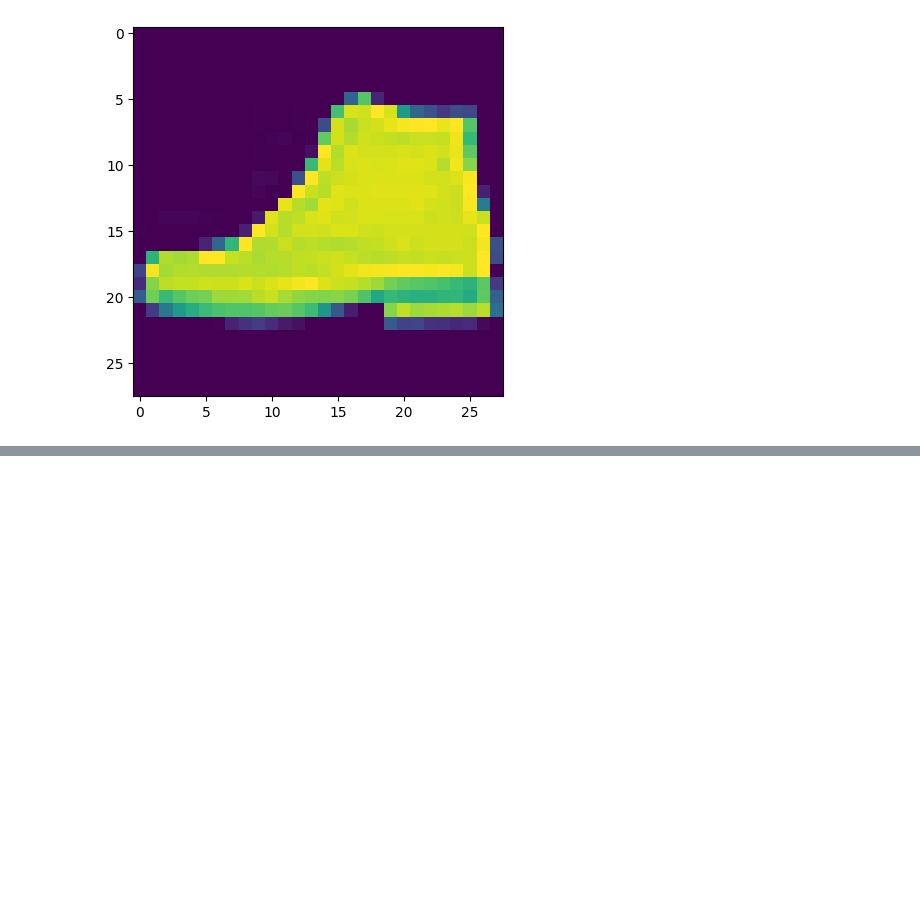
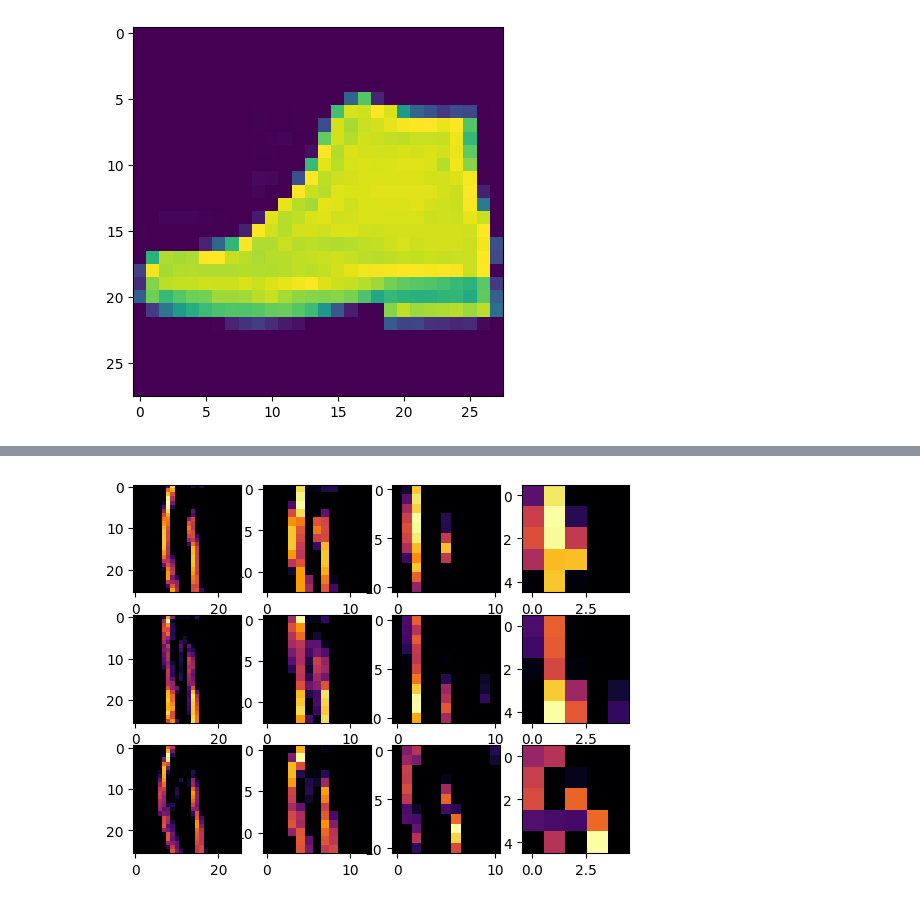
Before and after one commit to mihir1125/google-developer-pathways, a Jupyter notebook: Program neural networks with TensorFlow/computer-vision.ipynb, the cells around one changed output, grey strips where cells are left out. Cells and saved outputs as stored; diff of their text form; code cells hidden in the pictures; blank space fills up the shorter version.

```diff
--- a/Program neural networks with TensorFlow/computer-vision.ipynb
+++ b/Program neural networks with TensorFlow/computer-vision.ipynb
@@ -118,0 +162,13 @@ Reached 90.0% accuracy so cancelling training
+# %%
+# FASHION_ITEM = 9 # Ankle Boot
+# FASHION_ITEM = 8 # Bag
+# FASHION_ITEM = 7 # Sneaker
+# FASHION_ITEM = 6 # Shirt
+# FASHION_ITEM = 5 # Sandal
+# FASHION_ITEM = 4 # Coat
+# FASHION_ITEM = 3 # Dress
+# FASHION_ITEM = 2 # Pullover
+FASHION_ITEM = 1 # Trouser
+# FASHION_ITEM = 0 # T-shirt/top
+indices = [i for i, val in zip(range(len(testing_labels)), testing_labels==FASHION_ITEM) if val]
+indices[:10]
@@ -118,0 +177,9 @@ Reached 90.0% accuracy so cancelling training
+# %%
+import matplotlib.pyplot as plt
+from tensorflow.keras import models
+
+FIRST_IMAGE=indices[0]
+SECOND_IMAGE=indices[1]
+THIRD_IMAGE=indices[2]
+layer_outputs = [layer.output for layer in model.layers]
+layer_outputs
@@ -118,0 +194,10 @@ Reached 90.0% accuracy so cancelling training
+# %%
+activation_model = tf.keras.models.Model(inputs = model.input, outputs = layer_outputs)
+f = activation_model.predict(testing_images[FIRST_IMAGE].reshape(1, 28, 28, 1)) # Output of each layer for specified image
+print(f"type(f): {type(f)}") # List of
+print(f"len(f): {len(f)}") # Length 6, i.e. 6 layers
+print(f"type(f[0]): {type(f[0])}") #ndarray of shape specified in the 'layer_outputs' for first layer
+print(f"f[0].shape: {f[0].shape}") #ndarray of shape...
+print(f"f[1].shape: {f[1].shape}") #...
+print(f"f[2].shape: {f[2].shape}") #...
+print(f"f[3].shape: {f[3].shape}") #... working with the first four layers to see how convolution works
@@ -118,0 +213,12 @@ Reached 90.0% accuracy so cancelling training
+# %%
+# VISUALIZING CONVOLUTIONS
+CONVOLUTION_NUMBER = 6 # 6th filter out of the 32 filters will be visualized
+f, axarr = plt.subplots(3,4)
+for i in range(0, 4): # Iterate over the output layers
+    f1 = activation_model.predict(testing_images[FIRST_IMAGE].reshape(1, 28, 28, 1))[i] # Output of the ith layer
+    axarr[0, i].imshow(f1[0, :, :, CONVOLUTION_NUMBER], cmap='inferno')
+    f2 = activation_model.predict(testing_images[SECOND_IMAGE].reshape(1, 28, 28, 1))[i]
+    axarr[1, i].imshow(f2[0, :, :, CONVOLUTION_NUMBER], cmap='inferno')
+    f3 = activation_model.predict(testing_images[THIRD_IMAGE].reshape(1, 28, 28, 1))[i]
+    axarr[2, i].imshow(f3[0, :, :, CONVOLUTION_NUMBER], cmap='inferno')
+# %% [output]
@@ -118,0 +237 @@ Reached 90.0% accuracy so cancelling training
+[figure, added]
```
Also changed, not shown: parts of 9 cells of this notebook, 1 other file.
